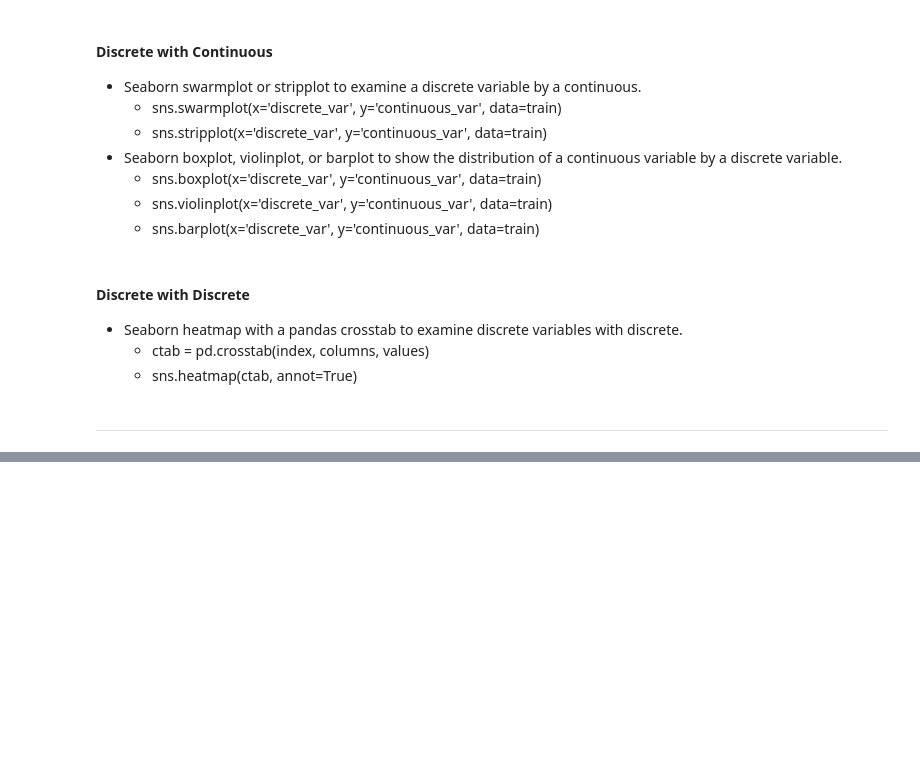
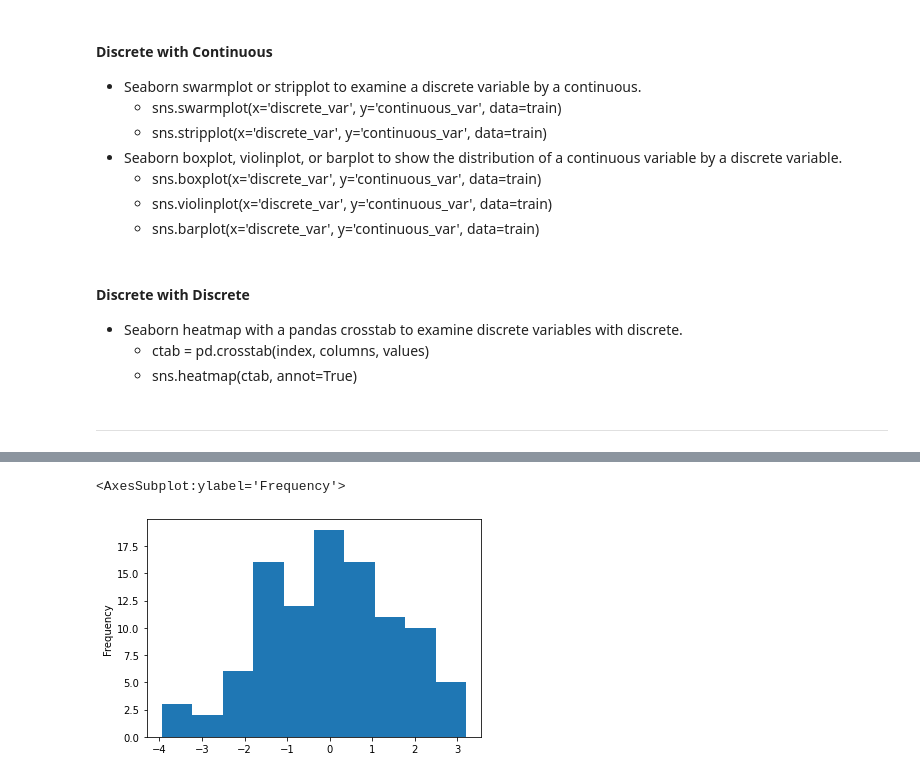
Before and after one commit to natasharivers/regression-exercises, a Jupyter notebook: Regression Notes.ipynb, the cells around one changed output, grey strips where cells are left out. Saved outputs shown, nothing was run; the diff lists cells and outputs as text; code cells hidden in the pictures; blank space fills up the shorter version.

```diff
--- a/Regression Notes.ipynb
+++ b/Regression Notes.ipynb
@@ -358,0 +536,10 @@ ________________________________
+# %%
+#distribution of baseline residuals
+df.baseline_residuals.plot.hist()
+
+#this shows:
+#normally distributed
+#larger spread (-4 to 3)
+# %% [output]
+<AxesSubplot:ylabel='Frequency'>
+[figure, added]
```
Also changed, not shown: parts of 37 cells of this notebook.
